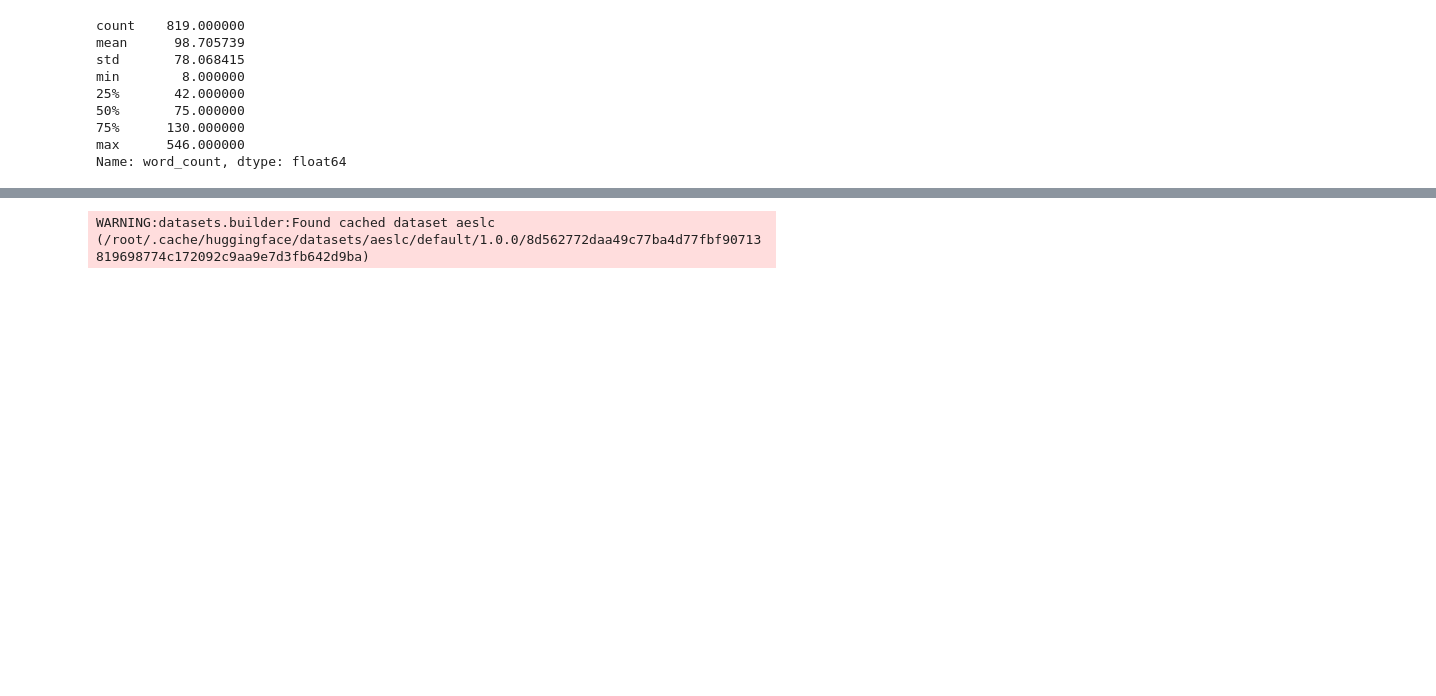
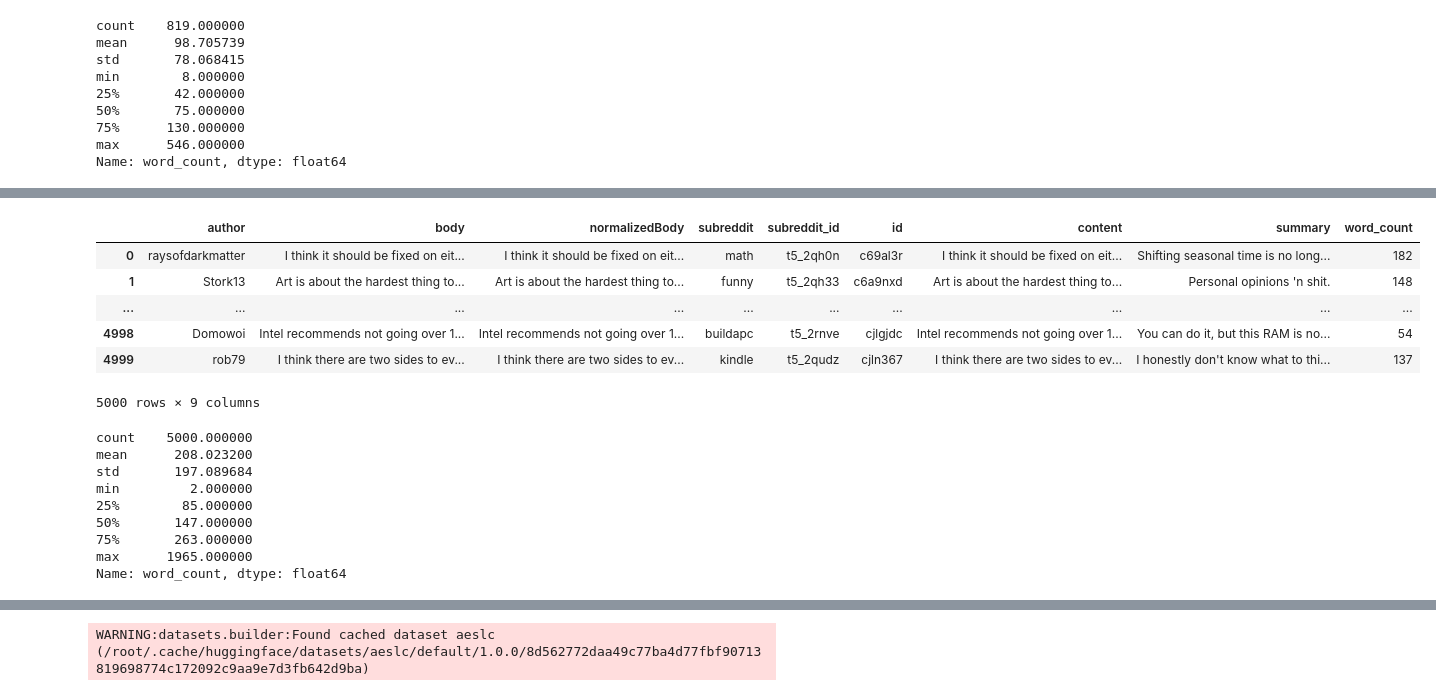
Before and after one commit to cfong32/key-sentence-extraction, a Jupyter notebook: exp20_datasets_word_counts.ipynb, the cells around one changed output, grey strips where cells are left out. Cells and saved outputs as stored; diff of their text form; code cells hidden in the pictures; blank space fills up the shorter version.

```diff
--- a/exp20_datasets_word_counts.ipynb
+++ b/exp20_datasets_word_counts.ipynb
@@ -100,0 +117,21 @@ KeyboardInterrupt: ignored
+# %%
+dfs = df.head(5000)
+display(dfs)
+dfs.word_count.describe()
+# %% [output]
+|  | author | body | normalizedBody | subreddit | subreddit_id | id | content | summary | word_count |
+| 0 | raysofdarkmatter | I think it should be fixed on eit... | I think it should be fixed on eit... | math | t5_2qh0n | c69al3r | I think it should be fixed on eit... | Shifting seasonal time is no long... | 182 |
+| 1 | Stork13 | Art is about the hardest thing to... | Art is about the hardest thing to... | funny | t5_2qh33 | c6a9nxd | Art is about the hardest thing to... | Personal opinions 'n shit. | 148 |
+| ... | ... | ... | ... | ... | ... | ... | ... | ... | ... |
+| 4998 | Domowoi | Intel recommends not going over 1... | Intel recommends not going over 1... | buildapc | t5_2rnve | cjlgjdc | Intel recommends not going over 1... | You can do it, but this RAM is no... | 54 |
+| 4999 | rob79 | I think there are two sides to ev... | I think there are two sides to ev... | kindle | t5_2qudz | cjln367 | I think there are two sides to ev... | I honestly don't know what to thi... | 137 |
+5000 rows × 9 columns
+count    5000.000000
+mean      208.023200
+std       197.089684
+min         2.000000
+25%        85.000000
+50%       147.000000
+75%       263.000000
+max      1965.000000
+Name: word_count, dtype: float64
```
Also changed, not shown: parts of 3 cells of this notebook.
